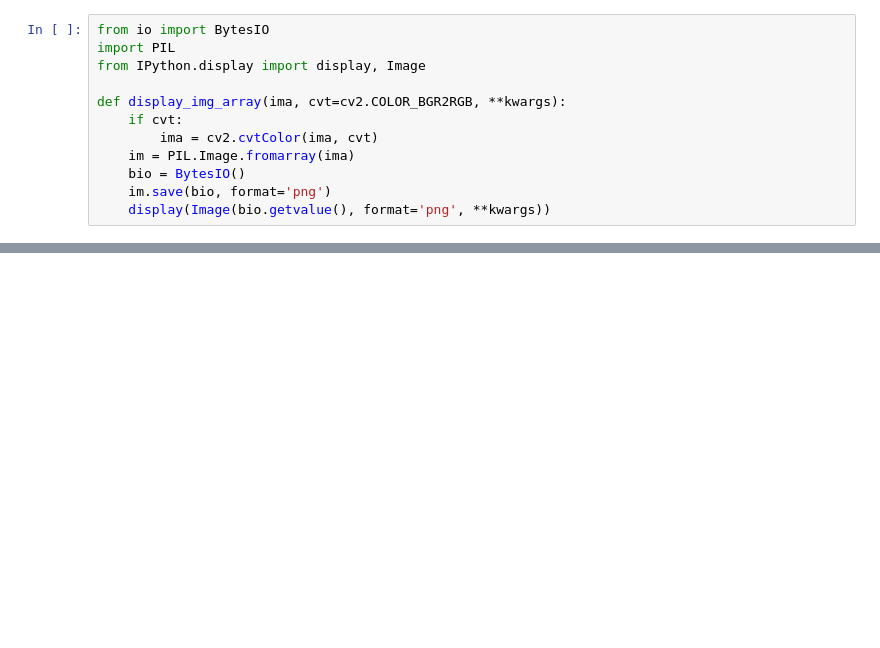
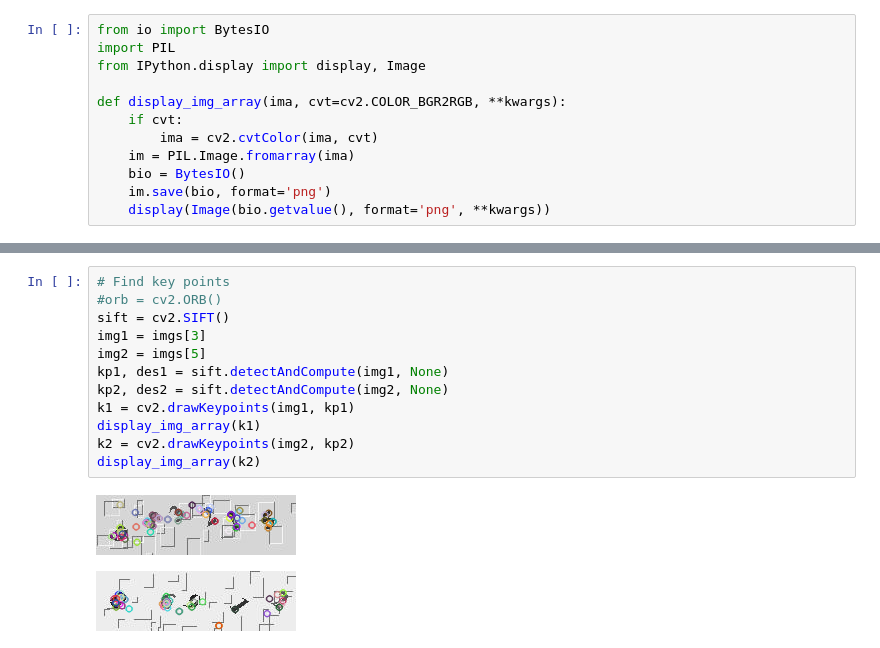
Before and after one commit to tjwei/tjw_ipynb, a Jupyter notebook: twrailway.ipynb, the cells around one changed output, grey strips where cells are left out. Cells and saved outputs as stored; diff of their text form; blank space fills up the shorter version.

```diff
--- a/twrailway.ipynb
+++ b/twrailway.ipynb
@@ -34,3 +155,18 @@ for img in imgs:
 [figure]
 [figure]
 [figure]
+# %%
+# Find key points
+#orb = cv2.ORB()
+sift = cv2.SIFT()
+img1 = imgs[3]
+img2 = imgs[5]
+kp1, des1 = sift.detectAndCompute(img1, None)
+kp2, des2 = sift.detectAndCompute(img2, None)
+k1 = cv2.drawKeypoints(img1, kp1)
+display_img_array(k1)
+k2 = cv2.drawKeypoints(img2, kp2)
+display_img_array(k2)
+# %% [output]
+[figure, added]
+[figure, added]
```
Also changed, not shown: parts of 10 cells of this notebook.
